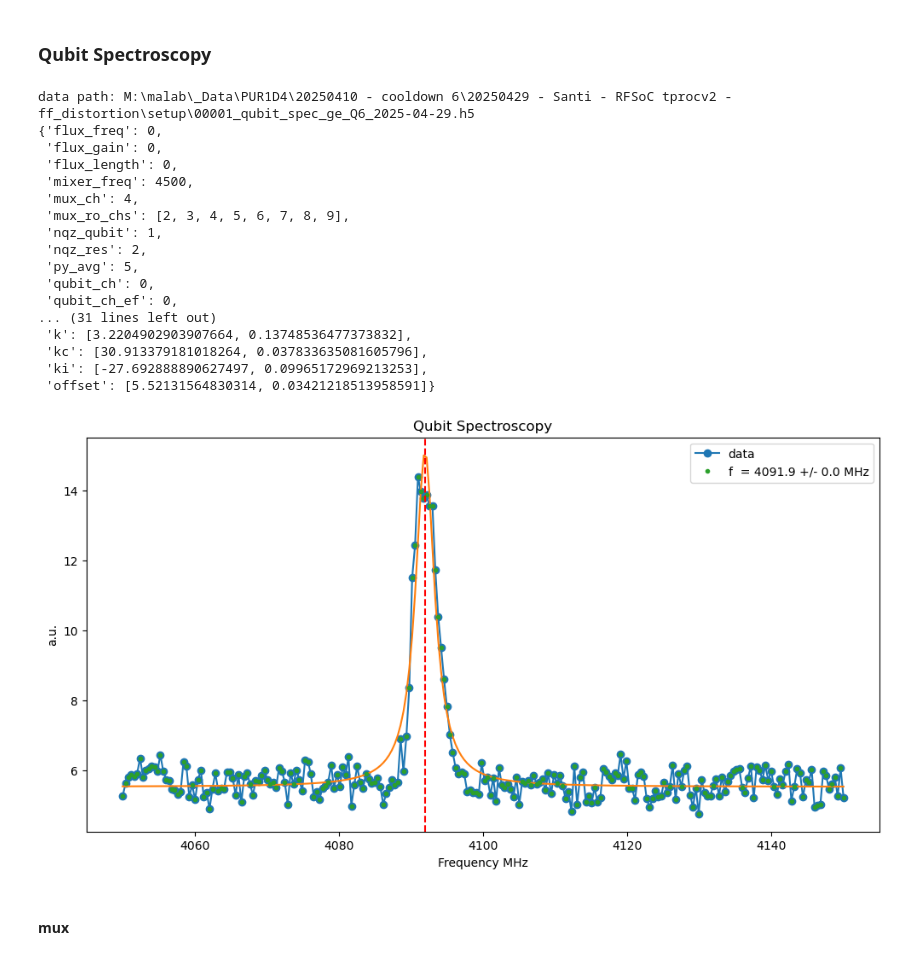
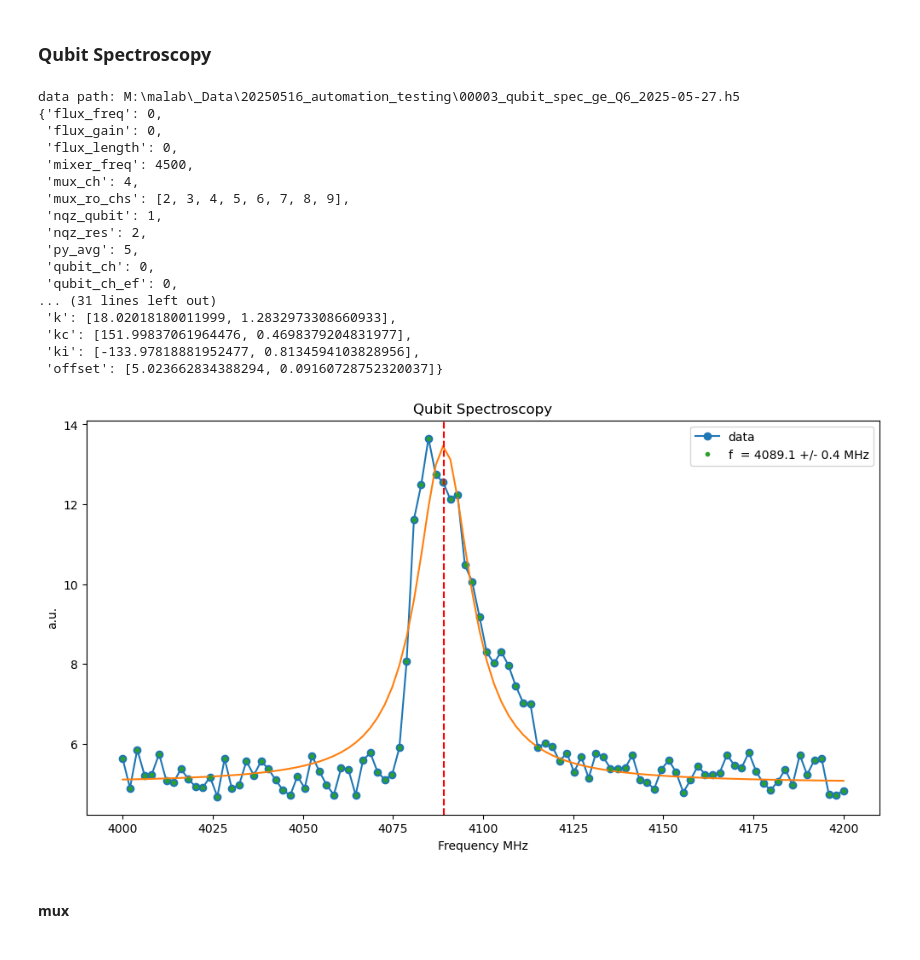
Before and after one commit to ma-quantumlab/QICK-tprocv2-Code, a Jupyter notebook: qubit_char_data_analysis.ipynb, the cells around one changed output. Drawn from its saved outputs; the diff is of its cells as text; code cells hidden in the pictures.

Commit message:
ran and tested automation code, also update config file for downloading on pc

```diff
--- a/qubit_char_data_analysis.ipynb
+++ b/qubit_char_data_analysis.ipynb
@@ -24,6 +24,6 @@ Could not load InstrumentManagerWindow
 # %%
-global_data_path = r"M:\malab\_Data\PUR1D4\20250410 - cooldown 6\20250429 - Santi - RFSoC tprocv2 - ff_distortion"
-expt_path = r"\setup"
+global_data_path = r"M:\malab\_Data"
+expt_path = r"\20250516_automation_testing"
 global_data_path = global_data_path + expt_path
 
 colors = ['b', 'g', 'r', 'c', 'm', 'y', 'k', 'orange']
@@ -31,7 +31,7 @@ colors = ['b', 'g', 'r', 'c', 'm', 'y', 'k', 'orange']
 ### Time Of Flight
 # %%
 # data = global_data_path + r"\00001_tof_mux_Q0_2025-03-25.h5"
-data = global_data_path + r"\00000_tof_Q6_2025-04-29.h5"
+data = global_data_path + r"\00000_tof_Q6_2025-05-16.h5"
 
 with SlabFile(data, 'r') as f:
     t = array(f['t'])[0]
@@ -60,7 +60,7 @@ plt.axvline(0.5, c='r')
 # %% [markdown]
 #### single Resonator Spectrosocpy
 # %%
-data = global_data_path + r"\00000_res_spec_ge_Q6_2025-04-29.h5"
+data = global_data_path + r"\00001_res_spec_ge_Q6_2025-05-27.h5"
 
 with SlabFile(data, 'r') as f:
     freqs = array(f['fpts'])[0]
@@ -313,7 +313,7 @@ plt.tight_layout()
 ### Qubit Spectroscopy
 # %%
 i = 0
-data = global_data_path + r"\00001_qubit_spec_ge_Q6_2025-04-29.h5"
+data = global_data_path + r"\00003_qubit_spec_ge_Q6_2025-05-27.h5"
 print('data path:', data)
 
 SS = 'False' # did we do SingleShot for ge normalization?
@@ -358,39 +358,39 @@ plt.figure(figsize=(12,6))
 plt.plot(freqs, ydata, marker='o', label = 'data')
 if SS == 'True':
     plt.ylabel("Qubit Population")
 else:
     plt.ylabel("a.u.")
 plt.xlabel("Qubit Frequency (MHz)")
 plt.title('Qubit Spectroscopy')
 plt.legend()
 
 fit = Fit()
 fit_results = fit.transmission_resonator_spectroscopy(freqs, ydata, plot=True)
 plt.axvline(fit_results['f'][0], marker='', c='red', linestyle='--')
 # plt.plot(freqs,I)
 # plt.plot(freqs,Q)
 pp.pprint(fit_results)
 # plt.axvline(4015)
 plt.show()
 # %% [output]
-data path: M:\malab\_Data\PUR1D4\20250410 - cooldown 6\20250429 - Santi - RFSoC tprocv2 - ff_distortion\setup\00001_qubit_spec_ge_Q6_2025-04-29.h5
+data path: M:\malab\_Data\20250516_automation_testing\00003_qubit_spec_ge_Q6_2025-05-27.h5
 {'flux_freq': 0,
  'flux_gain': 0,
  'flux_length': 0,
  'mixer_freq': 4500,
  'mux_ch': 4,
  'mux_ro_chs': [2, 3, 4, 5, 6, 7, 8, 9],
  'nqz_qubit': 1,
  'nqz_res': 2,
  'py_avg': 5,
  'qubit_ch': 0,
  'qubit_ch_ef': 0,
 ... (31 lines left out)
- 'k': [3.2204902903907664, 0.13748536477373832],
- 'kc': [30.913379181018264, 0.037833635081605796],
- 'ki': [-27.692888890627497, 0.09965172969213253],
- 'offset': [5.52131564830314, 0.03421218513958591]}
+ 'k': [18.02018180011999, 1.2832973308660933],
+ 'kc': [151.99837061964476, 0.4698379204831977],
+ 'ki': [-133.97818881952477, 0.8134594103828956],
+ 'offset': [5.023662834388294, 0.09160728752320037]}
-[figure, old version]
+[figure, new version]
 # %% [markdown]
 #### mux
 # %%
```
Also changed, not shown: parts of 3 cells of this notebook, 10 other files.
